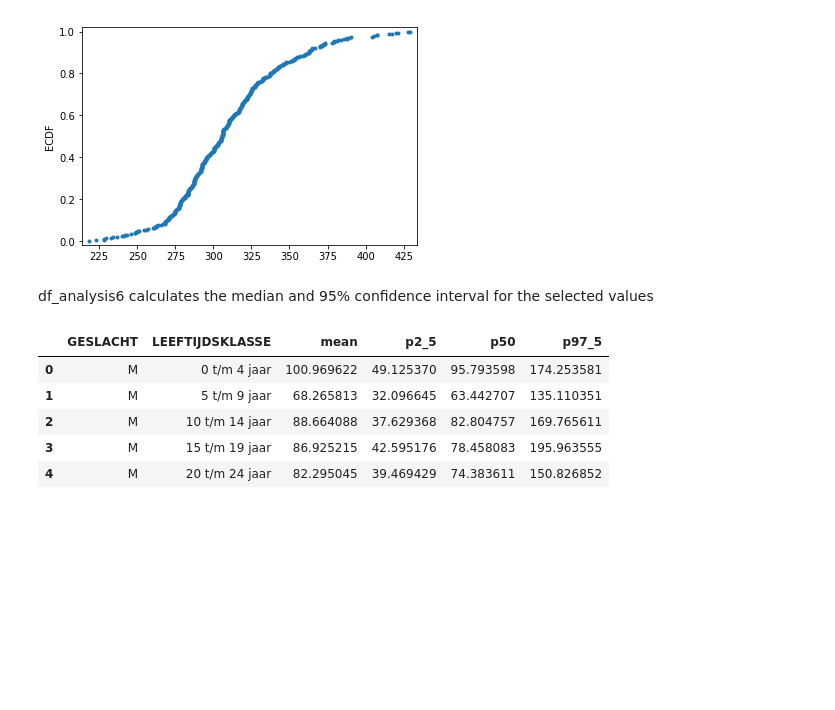
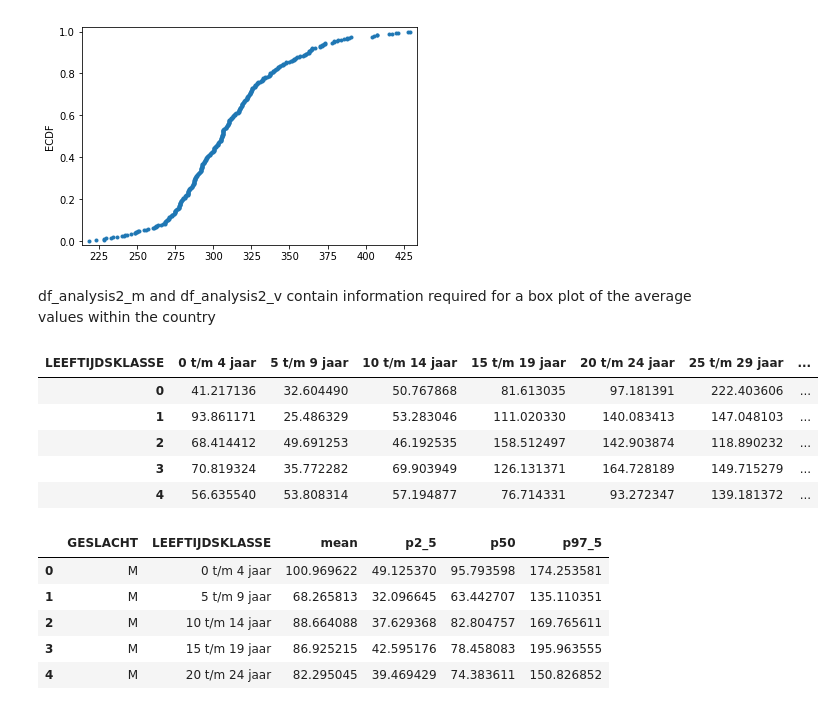
Before and after one commit to bokhove/Vektis, a Jupyter notebook: 1.Vektis Open data demography.ipynb, the cells around one changed output. Drawn from its saved outputs; the diff is of its cells as text; code cells hidden in the pictures; blank space fills up the shorter version.

```diff
--- a/1.Vektis Open data demography.ipynb
+++ b/1.Vektis Open data demography.ipynb
@@ -170,8 +171,38 @@ plotSpreads(df_analysis3[analysekolom], analysenaam)
 # %% [output]
 [figure]
 [figure]
-# %% [markdown]
-df_analysis6 calculates the median and 95% confidence interval for the selected values
+# %% [markdown]
+df_analysis2_m and df_analysis2_v contain information required for a box plot of the average values within the country
+# %%
+def prepareBoxplotData(df, nameAnalysis):
+    """ToDo
+    """
+    df[analysekolom] = df[nameAnalysis] / df['AANTAL_VERZEKERDEJAREN']
+    df_ret = df[['GESLACHT','LEEFTIJDSKLASSE','GEMEENTENAAM',analysekolom]].pivot_table(index=['GEMEENTENAAM'], columns=['GESLACHT','LEEFTIJDSKLASSE'], values=[analysekolom], aggfunc=sum, fill_value=0)
+    df.drop(analysekolom, axis=1)
+
+    df_ret.columns = df_ret.columns.droplevel(0)
+    df_ret.reset_index(inplace=True)
+
+    df_ret_m = df_ret.loc[:,['M']]
+    df_ret_m.columns = df_ret_m.columns.droplevel(0)
+    df_ret_m.index.astype(str)
+
+    df_ret_v = df_ret.loc[:,['V']]
+    df_ret_v.columns = df_ret_v.columns.droplevel(0)
+    df_ret_v.index.astype(str)
+
+    return df_ret_m, df_ret_v
+
+df_analysis2_m, df_analysis2_v = prepareBoxplotData(df, analysenaam)
+df_analysis2_v.head()
+# %% [output]
+| LEEFTIJDSKLASSE | 0 t/m 4 jaar | 5 t/m 9 jaar | 10 t/m 14 jaar | 15 t/m 19 jaar | 20 t/m 24 jaar | 25 t/m 29 jaar | ... |
+| 0 | 41.217136 | 32.604490 | 50.767868 | 81.613035 | 97.181391 | 222.403606 | ... |
+| 1 | 93.861171 | 25.486329 | 53.283046 | 111.020330 | 140.083413 | 147.048103 | ... |
+| 2 | 68.414412 | 49.691253 | 46.192535 | 158.512497 | 142.903874 | 118.890232 | ... |
+| 3 | 70.819324 | 35.772282 | 69.903949 | 126.131371 | 164.728189 | 149.715279 | ... |
+| 4 | 56.635540 | 53.808314 | 57.194877 | 76.714331 | 93.272347 | 139.181372 | ... |
 # %%
 def calculatePercentilesPerGenderandAgeCategory(df, nameAnalysis):
     """Calculates the 2.5%, 50% en 97.5% percentiles for the indicated column per insured year (as an alternative
```
Also changed, not shown: parts of 5 cells of this notebook.
